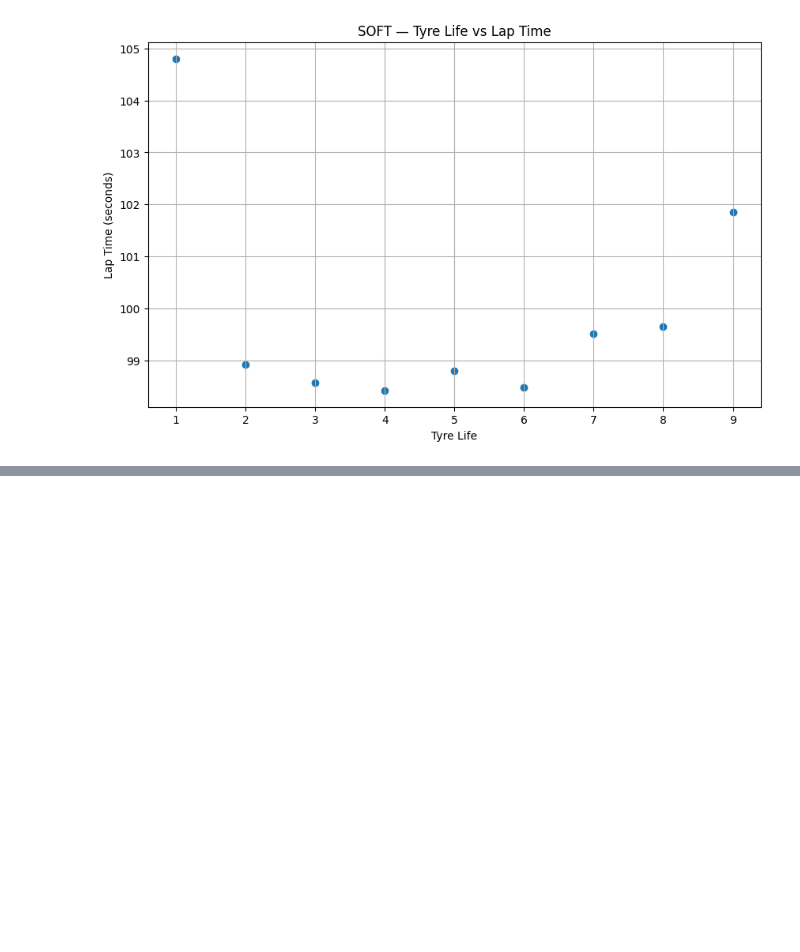
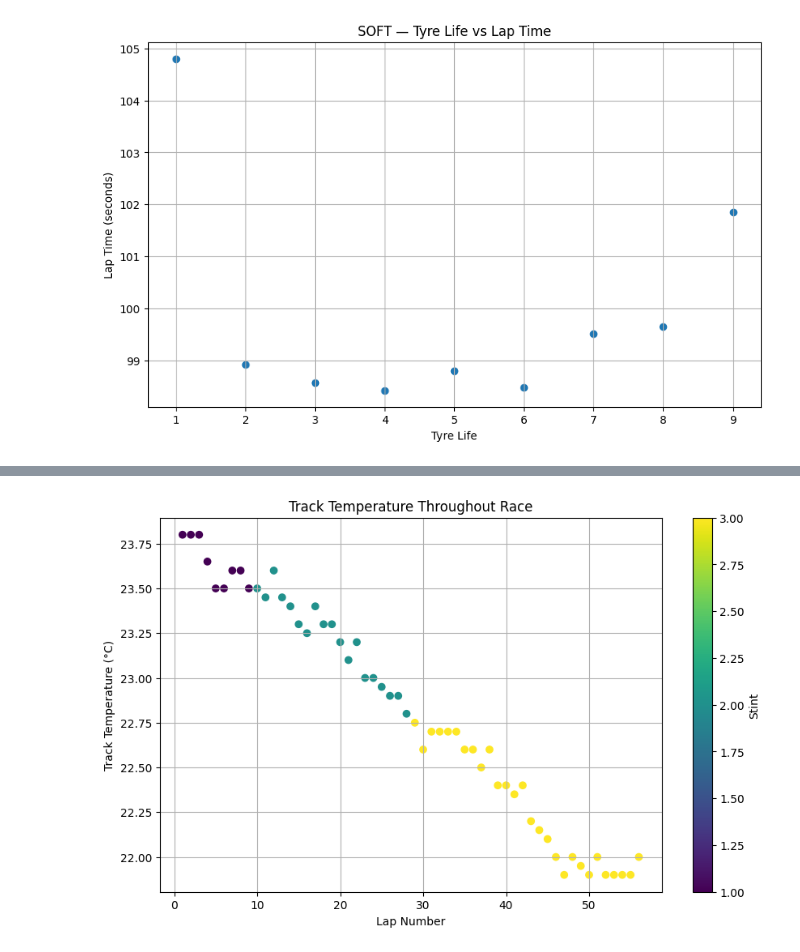
Before and after one commit to mohammedDhinojwala/f1-ai-race-strategy, a Jupyter notebook: notebooks/01_data_investigation.ipynb, the cells around one changed output, grey strips where cells are left out. Cells and saved outputs as stored; diff of their text form; code cells hidden in the pictures; blank space fills up the shorter version.

```diff
--- a/notebooks/01_data_investigation.ipynb
+++ b/notebooks/01_data_investigation.ipynb
@@ -2422,0 +2425,22 @@ for compound, data in temp_weather_data.groupby("Compound"):
+# %%
+# Weather → Stint
+
+plt.figure(figsize=(10, 6))
+
+plt.scatter(
+    temp_weather_data["LapNumber"],
+    temp_weather_data["AvgTrackTemp"],
+    c=temp_weather_data["Stint"],
+    cmap="viridis"
+)
+
+plt.xlabel("Lap Number")
+plt.ylabel("Track Temperature (°C)")
+plt.title("Track Temperature Throughout Race")
+
+plt.colorbar(label="Stint")
+plt.grid(True)
+
+plt.show()
+# %% [output]
+[figure, added]
```
Also changed, not shown: parts of 32 cells of this notebook.
